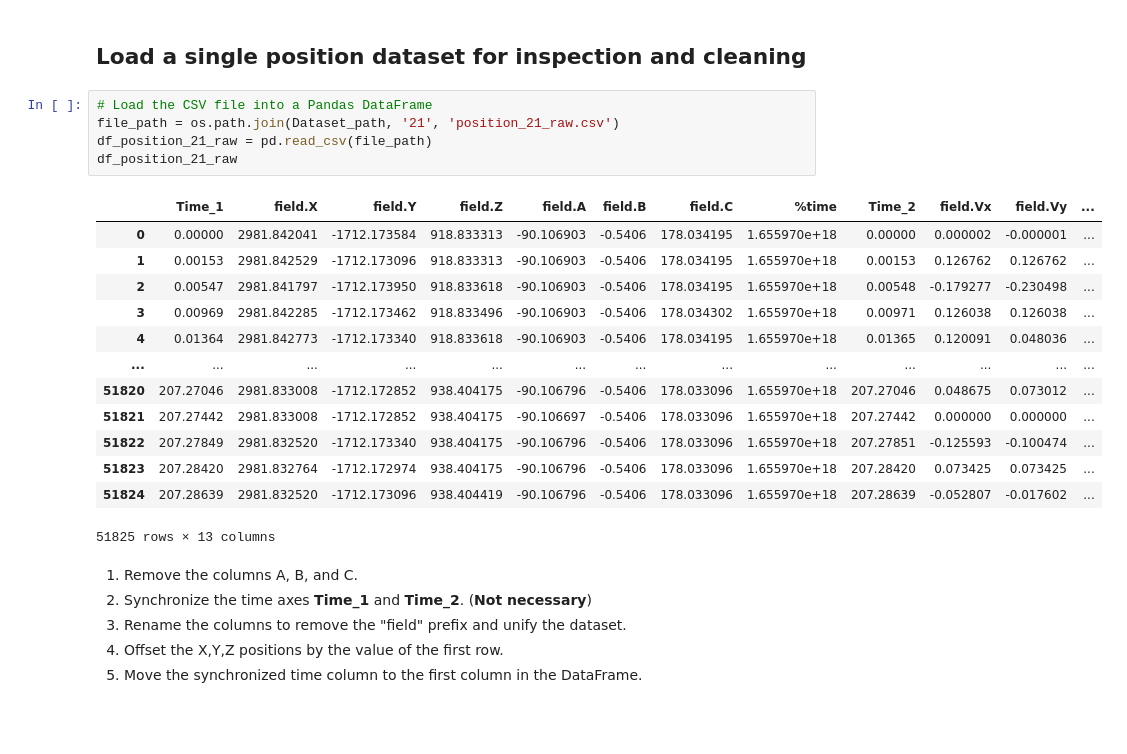
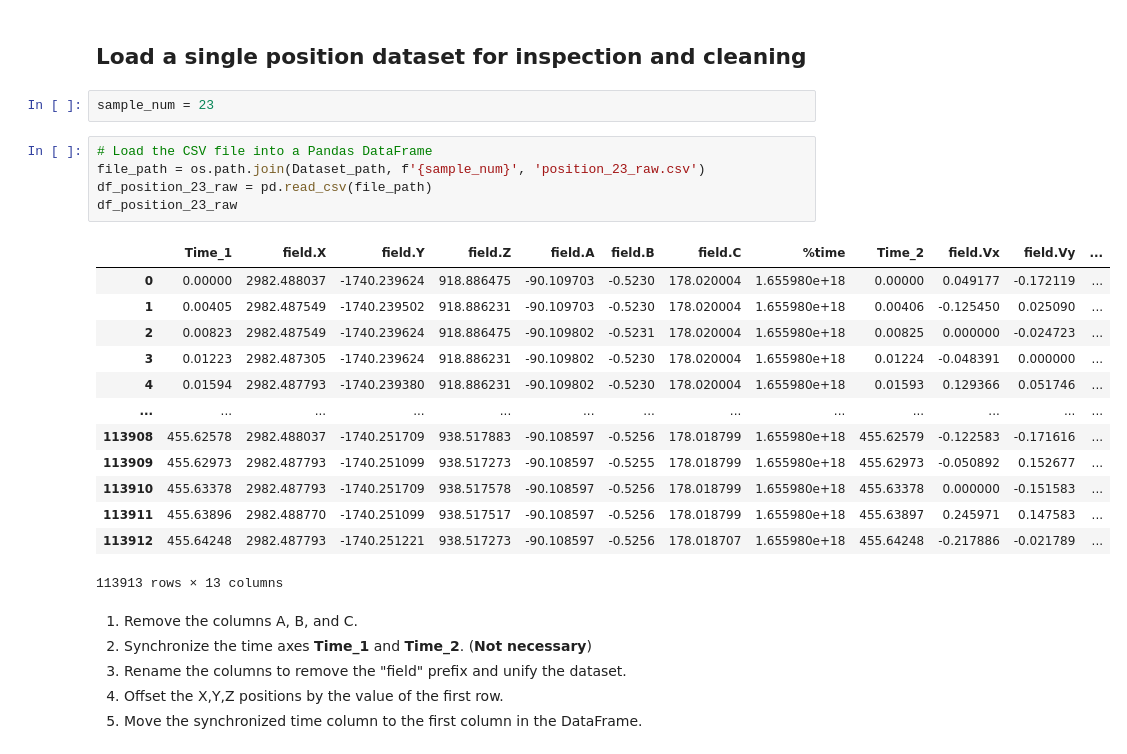
Before and after one commit to Davidlequnchen/LDED-FusionNet, a Jupyter notebook: code/2b_spatiotemporal_feature_fusion.ipynb, the cells around one changed output. Cells and saved outputs as stored; diff of their text form; blank space fills up the shorter version.

```diff
--- a/code/2b_spatiotemporal_feature_fusion.ipynb
+++ b/code/2b_spatiotemporal_feature_fusion.ipynb
@@ -87,25 +87,27 @@ df_multimodal
 # Data cleaning
 # %% [markdown]
 ## Load a single position dataset for inspection and cleaning
+# %%
+sample_num = 23
 # %%
 # Load the CSV file into a Pandas DataFrame
-file_path = os.path.join(Dataset_path, '21', 'position_21_raw.csv')
-df_position_21_raw = pd.read_csv(file_path)
-df_position_21_raw
+file_path = os.path.join(Dataset_path, f'{sample_num}', 'position_23_raw.csv')
+df_position_23_raw = pd.read_csv(file_path)
+df_position_23_raw
 # %% [output]
 |  | Time_1 | field.X | field.Y | field.Z | field.A | field.B | field.C | %time | Time_2 | field.Vx | field.Vy | ... |
-| 0 | 0.00000 | 2981.842041 | -1712.173584 | 918.833313 | -90.106903 | -0.5406 | 178.034195 | 1.655970e+18 | 0.00000 | 0.000002 | -0.000001 | ... |
-| 1 | 0.00153 | 2981.842529 | -1712.173096 | 918.833313 | -90.106903 | -0.5406 | 178.034195 | 1.655970e+18 | 0.00153 | 0.126762 | 0.126762 | ... |
-| 2 | 0.00547 | 2981.841797 | -1712.173950 | 918.833618 | -90.106903 | -0.5406 | 178.034195 | 1.655970e+18 | 0.00548 | -0.179277 | -0.230498 | ... |
-| 3 | 0.00969 | 2981.842285 | -1712.173462 | 918.833496 | -90.106903 | -0.5406 | 178.034302 | 1.655970e+18 | 0.00971 | 0.126038 | 0.126038 | ... |
-| 4 | 0.01364 | 2981.842773 | -1712.173340 | 918.833618 | -90.106903 | -0.5406 | 178.034195 | 1.655970e+18 | 0.01365 | 0.120091 | 0.048036 | ... |
+| 0 | 0.00000 | 2982.488037 | -1740.239624 | 918.886475 | -90.109703 | -0.5230 | 178.020004 | 1.655980e+18 | 0.00000 | 0.049177 | -0.172119 | ... |
+| 1 | 0.00405 | 2982.487549 | -1740.239502 | 918.886231 | -90.109703 | -0.5230 | 178.020004 | 1.655980e+18 | 0.00406 | -0.125450 | 0.025090 | ... |
+| 2 | 0.00823 | 2982.487549 | -1740.239624 | 918.886475 | -90.109802 | -0.5231 | 178.020004 | 1.655980e+18 | 0.00825 | 0.000000 | -0.024723 | ... |
+| 3 | 0.01223 | 2982.487305 | -1740.239624 | 918.886231 | -90.109802 | -0.5230 | 178.020004 | 1.655980e+18 | 0.01224 | -0.048391 | 0.000000 | ... |
+| 4 | 0.01594 | 2982.487793 | -1740.239380 | 918.886231 | -90.109802 | -0.5230 | 178.020004 | 1.655980e+18 | 0.01593 | 0.129366 | 0.051746 | ... |
 | ... | ... | ... | ... | ... | ... | ... | ... | ... | ... | ... | ... | ... |
-| 51820 | 207.27046 | 2981.833008 | -1712.172852 | 938.404175 | -90.106796 | -0.5406 | 178.033096 | 1.655970e+18 | 207.27046 | 0.048675 | 0.073012 | ... |
-| 51821 | 207.27442 | 2981.833008 | -1712.172852 | 938.404175 | -90.106697 | -0.5406 | 178.033096 | 1.655970e+18 | 207.27442 | 0.000000 | 0.000000 | ... |
-| 51822 | 207.27849 | 2981.832520 | -1712.173340 | 938.404175 | -90.106796 | -0.5406 | 178.033096 | 1.655970e+18 | 207.27851 | -0.125593 | -0.100474 | ... |
-| 51823 | 207.28420 | 2981.832764 | -1712.172974 | 938.404175 | -90.106796 | -0.5406 | 178.033096 | 1.655970e+18 | 207.28420 | 0.073425 | 0.073425 | ... |
-| 51824 | 207.28639 | 2981.832520 | -1712.173096 | 938.404419 | -90.106796 | -0.5406 | 178.033096 | 1.655970e+18 | 207.28639 | -0.052807 | -0.017602 | ... |
+| 113908 | 455.62578 | 2982.488037 | -1740.251709 | 938.517883 | -90.108597 | -0.5256 | 178.018799 | 1.655980e+18 | 455.62579 | -0.122583 | -0.171616 | ... |
+| 113909 | 455.62973 | 2982.487793 | -1740.251099 | 938.517273 | -90.108597 | -0.5255 | 178.018799 | 1.655980e+18 | 455.62973 | -0.050892 | 0.152677 | ... |
+| 113910 | 455.63378 | 2982.487793 | -1740.251709 | 938.517578 | -90.108597 | -0.5256 | 178.018799 | 1.655980e+18 | 455.63378 | 0.000000 | -0.151583 | ... |
+| 113911 | 455.63896 | 2982.488770 | -1740.251099 | 938.517517 | -90.108597 | -0.5256 | 178.018799 | 1.655980e+18 | 455.63897 | 0.245971 | 0.147583 | ... |
+| 113912 | 455.64248 | 2982.487793 | -1740.251221 | 938.517273 | -90.108597 | -0.5256 | 178.018707 | 1.655980e+18 | 455.64248 | -0.217886 | -0.021789 | ... |
-51825 rows × 13 columns
+113913 rows × 13 columns
 # %% [markdown]
 1. Remove the columns A, B, and C.
 2. Synchronize the time axes __Time_1__ and __Time_2__. (__Not necessary__)
```
Also changed, not shown: parts of 36 cells of this notebook, 1 other file.
